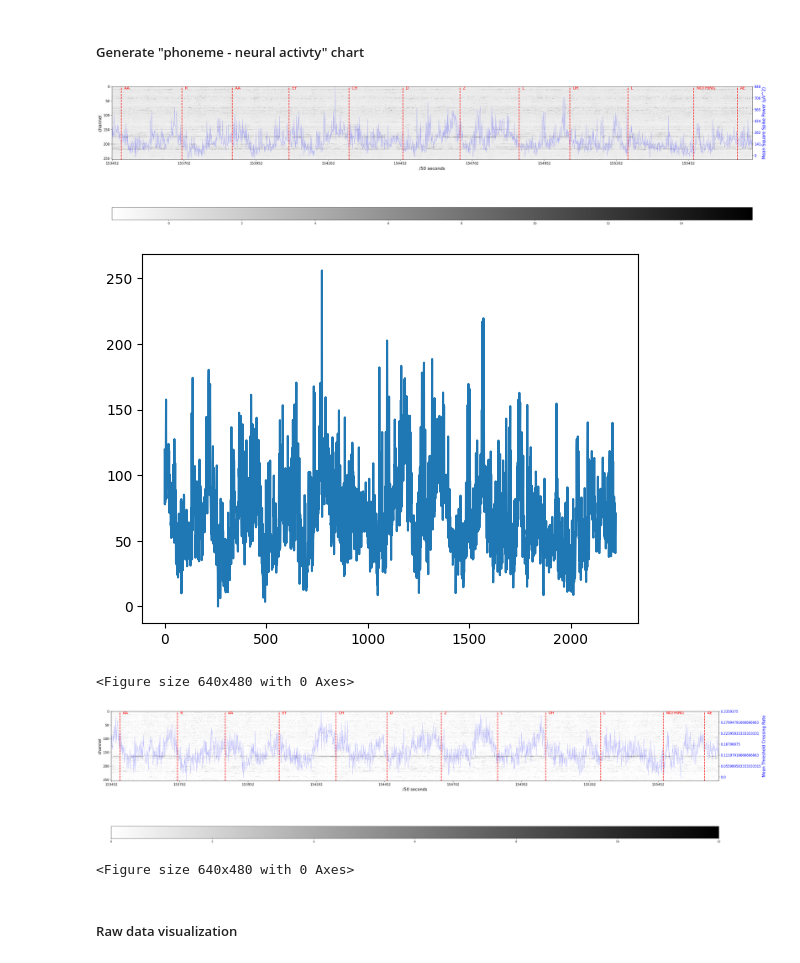
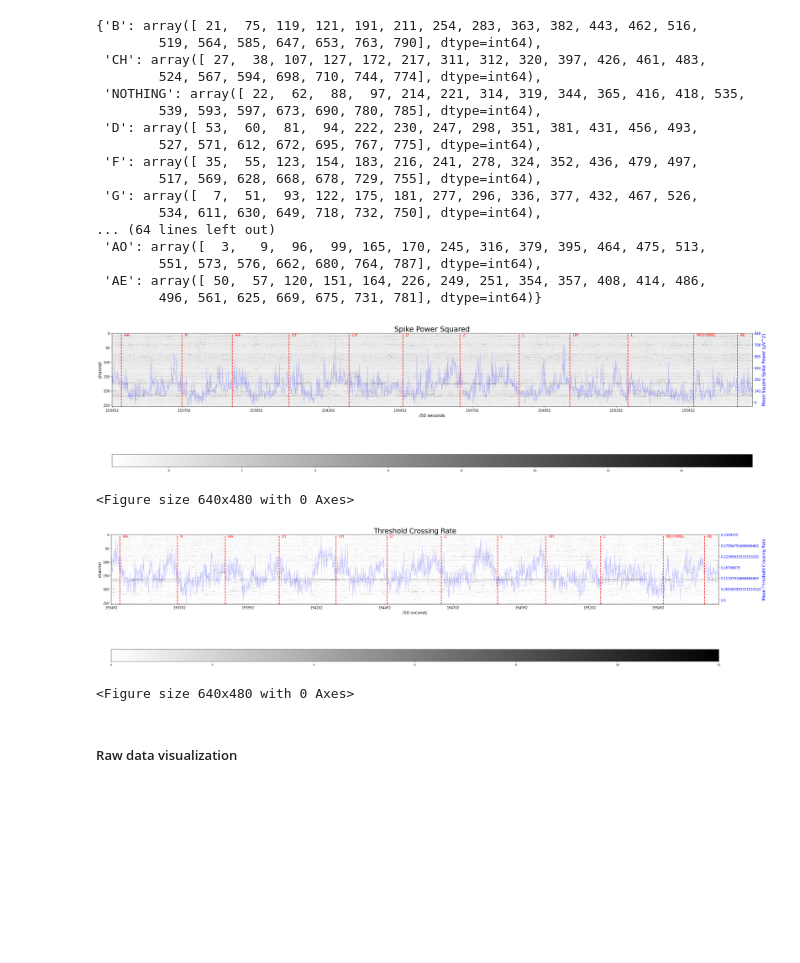
Before and after one commit to ctu-3u/speechBCI, a Jupyter notebook: Practice/pho_act_chart.ipynb, the cells around one changed output. Drawn from its saved outputs; the diff is of its cells as text; code cells hidden in the pictures; blank space fills up the shorter version.

```diff
--- a/Practice/pho_act_chart.ipynb
+++ b/Practice/pho_act_chart.ipynb
@@ -19,2 +0,0 @@ tuning_data = scipy.io.loadmat(matfile_path)
-# %% [markdown]
-##### Generate "phoneme - neural activty" chart
@@ -29,22 +66,28 @@ gotrial_end = np.array(tuning_data['goTrialEpochs'][:, 1])
+# %%
+# DEBUG
+
+phonemes_indices
+# %% [output]
+{'B': array([ 21,  75, 119, 121, 191, 211, 254, 283, 363, 382, 443, 462, 516,
+        519, 564, 585, 647, 653, 763, 790], dtype=int64),
+ 'CH': array([ 27,  38, 107, 127, 172, 217, 311, 312, 320, 397, 426, 461, 483,
+        524, 567, 594, 698, 710, 744, 774], dtype=int64),
+ 'NOTHING': array([ 22,  62,  88,  97, 214, 221, 314, 319, 344, 365, 416, 418, 535,
+        539, 593, 597, 673, 690, 780, 785], dtype=int64),
+ 'D': array([ 53,  60,  81,  94, 222, 230, 247, 298, 351, 381, 431, 456, 493,
+        527, 571, 612, 672, 695, 767, 775], dtype=int64),
+ 'F': array([ 35,  55, 123, 154, 183, 216, 241, 278, 324, 352, 436, 479, 497,
+        517, 569, 628, 668, 678, 729, 755], dtype=int64),
+ 'G': array([  7,  51,  93, 122, 175, 181, 277, 296, 336, 377, 432, 467, 526,
+        534, 611, 630, 649, 718, 732, 750], dtype=int64),
+... (64 lines left out)
+ 'AO': array([  3,   9,  96,  99, 165, 170, 245, 316, 379, 395, 464, 475, 513,
+        551, 573, 576, 662, 680, 764, 787], dtype=int64),
+ 'AE': array([ 50,  57, 120, 151, 164, 226, 249, 251, 354, 357, 408, 414, 486,
+        496, 561, 625, 669, 675, 731, 781], dtype=int64)}
 # %%
-phonemes_chart = ['B','CH','NOTHING','D','F','G','HH','JH','K','L','ER','M','N','NG','P','R','S','SH','DH','T','TH', 'V','W',\
-    'Y','Z','ZH','OY','EH','EY','UH','IY','OW','UW','IH','AA','AW','AY','AH','AO','AE']
-
-## extract and rearrange neural activities
-### def Z-score. input an numpy array
-def z_score(x):
-    mean = np.mean(x)
-    std = np.std(x)
-    if std == 0:
-        return 0
-    return (x - mean) / std
-### def subtraction mean. input an numpy array
-def subt_mean(x):
-    mean = np.mean(x)
-    return x - mean
-
-### def visualization function
-def visuali_LFP_audio(starttrial, endtrial): # [starttrial, endtrial]
+### def visualization function which plot for a bunch of continuous time
+def visuali_bunch_audio(starttrial, endtrial): # [starttrial, endtrial]
     startpoint = gotrial_start[starttrial]
     endpoint = gotrial_end[endtrial] + 1
 
@@ -80,6 +123,7 @@ def visuali_LFP_audio(starttrial, endtrial): # [starttrial, endtrial]
     fig, ax1 = plt.subplots(figsize = (40, 30))
     im = ax1.imshow(spikepow.T, cmap = 'binary', vmin = np.min(spikepow), vmax = np.max(spikepow)) # plot each channel's z-score
     fig.colorbar(im, ax = ax1, orientation='horizontal', pad=0.1, aspect=50)
+    ax1.set_title("Spike Power Squared", fontsize = 25)
     ax1.set_ylim(num_channels - 1, 0)
     ax1.set_xlabel("/50 seconds", fontsize=15)
     ax1.set_ylabel("channel", fontsize=15)
@@ -87,6 +131,7 @@ def visuali_LFP_audio(starttrial, endtrial): # [starttrial, endtrial]
     ax1.set_xticklabels(np.arange(startpoint, endpoint, 250))
     ax1.tick_params(axis = 'x', labelcolor = 'black', labelsize = 12)
     ax1.tick_params(axis = 'y', labelcolor = 'black', labelsize = 12)
+
 
     ##### plot mean value curve, and set mean value curve axis
     ax2min, ax2max = np.min(mean_spikepow), np.max(mean_spikepow)
@@ -116,44 +161,44 @@ def visuali_LFP_audio(starttrial, endtrial): # [starttrial, endtrial]
     fig, ax1 = plt.subplots(figsize = (40, 30))
     im = ax1.imshow(tx2.T, cmap = 'binary', vmin = np.min(tx2), vmax = np.max(tx2)) # plot each channel's z-score
     fig.colorbar(im, ax = ax1, orientation='horizontal', pad=0.1, aspect=50)
+    ax1.set_title("Threshold Crossing Rate", fontsize = 25)
     ax1.set_ylim(num_channels - 1, 0)
     ax1.set_xlabel("/50 seconds", fontsize=15)
     ax1.set_ylabel("channel", fontsize=15)
     ax1.set_xticks(np.arange(0, endpoint - startpoint, 250))
     ax1.set_xticklabels(np.arange(startpoint, endpoint, 250))
     ax1.tick_params(axis = 'x', labelcolor = 'black', labelsize = 12)
     ax1.tick_params(axis = 'y', labelcolor = 'black', labelsize = 12)
 
     ##### plot mean value curve, and set mean value curve axis
     ax2min, ax2max = np.min(mean_tx2), np.max(mean_tx2)
     meantx2_scaled = num_channels - (mean_tx2 - ax2min) / (ax2max - ax2min) * num_channels
     ax1.plot(meantx2_scaled, color = 'blue', linewidth=0.8, alpha = 0.3) # plot mean neural activity at each timestep
 
     pos1 = ax1.get_position()
     ax2 = ax1.twinx()
     ax2.set_position(pos1)
 
     ax2.set_ylabel("Mean Threshold Crossing Rate", fontsize=15, color = 'blue')
     ax2.set_ylim(num_channels - 1, 0)
     ax2.set_yticks(np.arange(0, num_channels - 1, 40))
     ax2label_val = np.linspace(ax2min, ax2max, len(np.arange(0, num_channels - 1, 40)))
     ax2label = [ax2max - i for i in ax2label_val]
     ax2.set_yticklabels(ax2label)
     ax2.tick_params(axis = 'y', labelcolor = 'blue', labelsize = 12)
     for i in range(len(audio_times)): # plot the maximum time of audio
         t_index = audio_times[i] - startpoint
         plt.axvline(x = t_index, color='red', linestyle='--', linewidth=2)
         plt.text(t_index + 10, -1, audio_phone[i], color='red', fontsize=14, rotation=0, verticalalignment='top')
     plt.show()
     plt.clf()
 
 
-visuali_LFP_audio(770, 781)
+visuali_bunch_audio(770, 781)
 # %% [output]
-[figure, old version]
+[figure, new version]
+<Figure size 640x480 with 0 Axes>
-[figure, old version]
+[figure, new version]
-<Figure size 640x480 with 0 Axes>
-[figure, removed]
 <Figure size 640x480 with 0 Axes>
 # %%
 ## extract neural activity
```
Also changed, not shown: parts of 7 cells of this notebook.
